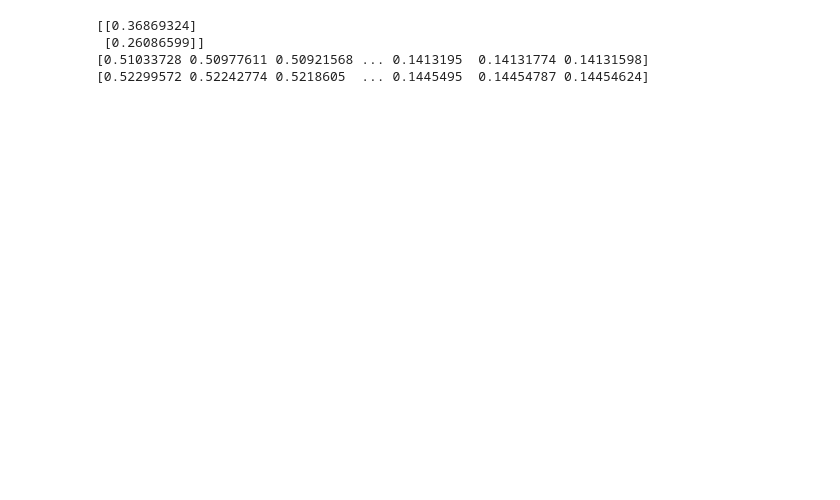
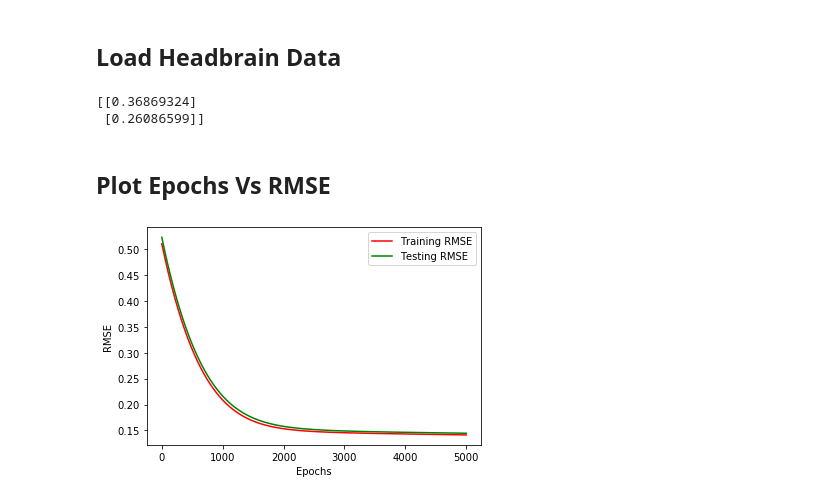
Before and after one commit to Dew-ansh/Sem6, a Jupyter notebook: Machine-Learning/linera_regression_gradient_descent.ipynb, the cells around one changed output. Saved outputs shown, nothing was run; the diff lists cells and outputs as text; code cells hidden in the pictures; blank space fills up the shorter version.

Commit message:
Change Gradient Descent

```diff
--- a/Machine-Learning/linera_regression_gradient_descent.ipynb
+++ b/Machine-Learning/linera_regression_gradient_descent.ipynb
@@ -45,36 +20,55 @@ def rmse(y_pred, y_act):
 # %%
-def regression(X_train, X_test, Y_train, Y_test, itr, l_rate):
+def gradient_descent(X_train, X_test, y_train, y_test, epochs, l_rate):
 
     theta = np.zeros((X_train.shape[1], 1))
-    c = l_rate / len(X_train)
-    train_rmse = np.empty(itr)
-    test_rmse = np.empty(itr)
+    m = len(X_train)
+    train_rmse = []
+    test_rmse = []
     h_train = X_train @ theta
 
 
-    for i in range(itr):
-        theta = theta - c * (X_train.T @ (h_train - Y_train)
+    for i in range(epochs):
+        theta = theta - (1 / m) * l_rate * (X_train.T @ (h_train - y_train))
         h_train = X_train @ theta
         h_test = X_test @ theta
 
-        train_rmse[i] = rmse(h_train, Y_train)
-        test_rmse[i] = rmse(h_test, Y_test)
+        train_rmse.append(rmse(h_train, y_train))
+        test_rmse.append(rmse(h_test, y_test))
 
     print(theta)
 
     return train_rmse, test_rmse
+# %% [markdown]
+## Load Headbrain Data
+# %%
+dataset = pd.read_csv('headbrain.csv')
+
+X = dataset['Head Size(cm^3)'].values
+X = np.apply_along_axis(lambda c: (c - c.min())/(c.max() - c.min()), 0, X)
+y = dataset['Brain Weight(grams)'].values
+y = np.apply_along_axis(lambda c: (c - c.min())/(c.max() - c.min()), 0, y)
+y = np.reshape(y, (len(y), 1))
+
+one = np.ones(len(X))
+
+X = np.vstack((one, X)).T
 # %%
-from sklearn.model_selection import train_test_split
-X_train, X_test, Y_train, Y_test = train_test_split(X, Y, test_size = 0.2, random_state = 1)
+X_train, X_test, y_train, y_test = train_test_split(X, y, test_size=0.2, random_state=1)
 itr = 5000
 l_rate = 0.001
-train_rmse = np.empty(itr)
-test_rmse = np.empty(itr)
-train_rmse, test_rmse = regression(X_train, X_test, Y_train, Y_test, itr, l_rate)
-print(train_rmse)
-print(test_rmse)
+train_rmse, test_rmse = gradient_descent(X_train, X_test, y_train, y_test, itr, l_rate)
+itr = np.arange(itr)
 # %% [output]
 [[0.36869324]
  [0.26086599]]
-[0.51033728 0.50977611 0.50921568 ... 0.1413195  0.14131774 0.14131598]
-[0.52299572 0.52242774 0.5218605  ... 0.1445495  0.14454787 0.14454624]
+# %% [markdown]
+## Plot Epochs Vs RMSE
+# %%
+plt.plot(itr, train_rmse, c='red', label='Training RMSE')
+plt.plot(itr, test_rmse, c='green', label='Testing RMSE')
+plt.xlabel('Epochs')
+plt.ylabel('RMSE')
+plt.legend()
+plt.show()
+# %% [output]
+[figure, added]
```
Also changed, not shown: parts of 5 cells of this notebook, 2 other files.
